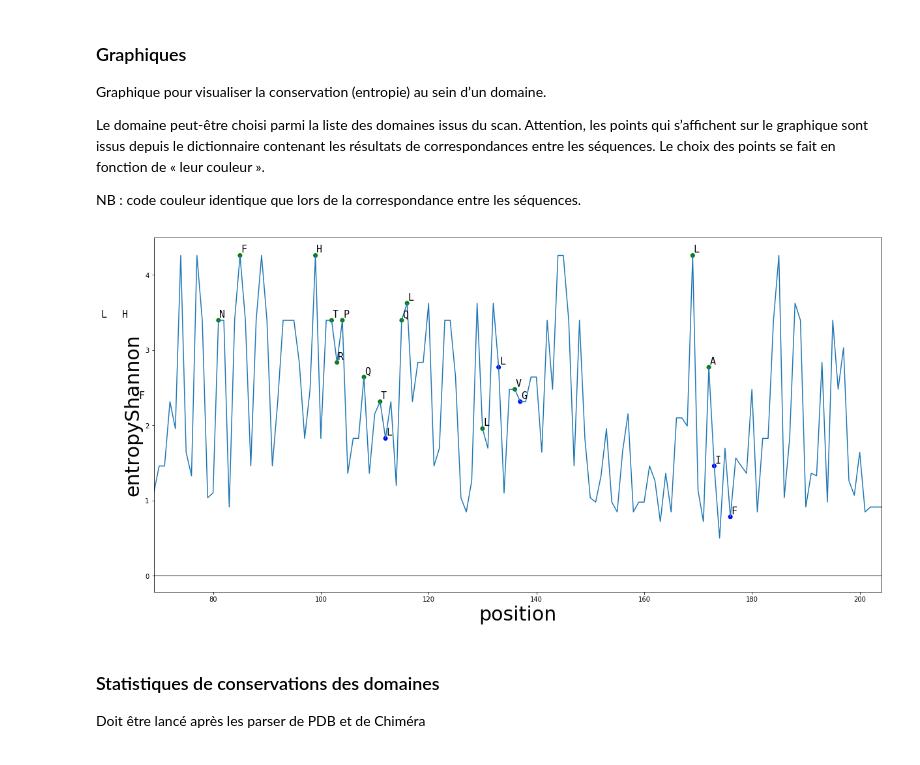
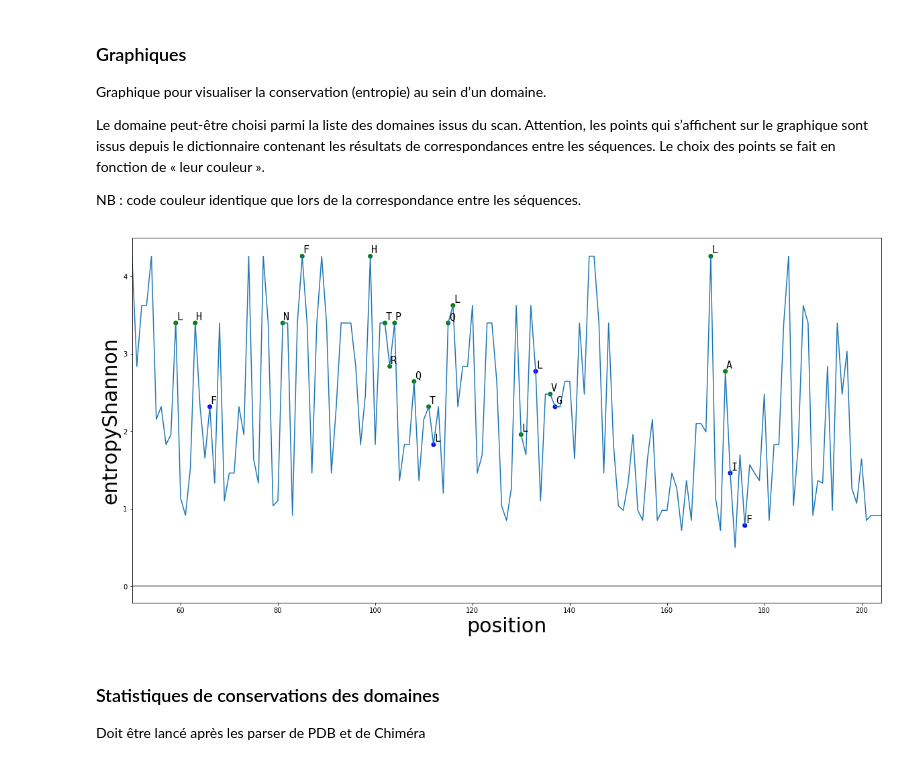
Before and after one commit to AntoineHeurtel/TetR-Binding-Motif, a Jupyter notebook: Proteinus.ipynb, the cells around one changed output. Drawn from its saved outputs; the diff is of its cells as text; code cells hidden in the pictures.

Commit message:
Fin de Stage
DÉBUG de Protéinus : opérationel
Clustalo pour python3
Modification de certaines fonctions (blast, weblogo)

```diff
--- a/Proteinus.ipynb
+++ b/Proteinus.ipynb
@@ -58,6 +61,16 @@ COLOR = 'chemistry'
 Définitions des fonctions du programme.
 # %%
 def uniprotInfo(prot, element='', echo = False, xml = False, name = 'uniprot.xml', path = ''):
+    """
+    Information retrieval from UniProt in format xml or text.
+    prot is the code accession protein
+    element (optional) of list FEAT
+    echo if you want verbose mode
+    xml if you want download and save a xml file from UniProt
+    name is the outname file
+    path (optional) path to save result
+    Return : text if echo is true
+    """
     if xml:
         if os.path.exists(PATH+prot+'Data/'+name):
             print('file {} already exist, please select a other name.'.format(name))
@@ -96,8 +109,10 @@ def uniprotInfo(prot, element='', echo = False, xml = False, name = 'uniprot.xml
 
 def makeURL(element,prot):
     '''
-    fonction pour creer des url à sousmettre à UniProt
-    element sont les info que l'on veut et prot la protein au code uniprot
+    make an url adress for RESET UniProt
+    elemes is in FEAT
+    prot is code accession protein
+    RETURN : tuple
     '''
     for i in element:
         if i not in FEAT:
@@ -125,7 +140,7 @@ def verifSeq(name):
 
 def writeFile(file, text, path = None):
     """
-    fonction pour écrire un fichier dans un path donné si le fichier n'existe pas
+    write a text in file in path… Of course, if the file doesn’t exist…
     """
     if os.path.exists(path+file) or os.path.exists(path+'/'+file):
         print('already exist')
@@ -137,8 +152,8 @@ def writeFile(file, text, path = None):
 
 def verifFile(file, path=''):
     """
-    Vérification de l’existance d’un fichier
-    Retourne un booléen
+    Test File existance
+    RETURN : bool
     """
     if not file:
         return False
@@ -160,7 +175,8 @@ def verifFile(file, path=''):
 
 def sequenceUniprot(prot):
     '''
-    récupère la séquence d'une protéine depuis internet (uniprot)
+    download protein sequence from uniprot
+    RETURN : string
     '''
     url = makeURL(['sequence'],prot)
     web = requests.get(url[0])#faire un try
@@ -168,7 +184,8 @@ def sequenceUniprot(prot):
 
 def compar(a,b,c=None):
     """
-    fonction pour comparer 2 ou 3 lettres (AA) et retourne un booléen
+    comparaison between 2 or 3 letters (AA)
+    RETURN : bool
     """
     if not c:
         if a.upper() == b.upper():
@@ -178,9 +195,10 @@ def compar(a,b,c=None):
             return True
     return False
 
-def legend():
+def legende():
     """
-    Création de la légende pour la partie intersection entre chiméra et PDB
+    Make a legend for intersection between chiméra and PDB
+    NB : legend is used by matplot so legende
     """
     print("\n")
     print(colored(" ", 'white', 'on_green'),"  perfect Match",)
@@ -278,7 +296,7 @@ def intersection(protSeq, pdbFile, pdbChimeraFile, verbose="True"):
                 text = colored(d[pos][0], 'white', 'on_red')
                 result["red"].append((d[pos][0],pos))
         print(text, end='')
-    legend()
+    legende()
     if verbose:
         print(result["green"])
         print(result["blue"])
@@ -892,5 +935,5 @@ https://www.cgl.ucsf.edu/chimera/docs/UsersGuide/midas/select.html
 # %%
-fileTXT = "/home/antoine/Documents/Stage2019/Stage/my_selection.txt"
+fileTXT = "/home/antoine/Documents/Stage2019/Stage/chimeraTet_selection.txt"
 filePDB = "/home/antoine/Documents/Stage2019/Stage/2vkv.pdb"
 # %%
 #PDB
@@ -1047,40 +1090,41 @@ entropie = P04483.entropyHeight
 plt.plot(entropie)
 interval = P04483.domains['Tetracyclin repressor-like, C-terminal domain superfamily']['interval'][0]
 #interval = (0,len(entropie))
-plt.xlim(int(interval[0]),int(interval[1]))
+plt.xlim(50,int(interval[1])) #????
+#plt.xlim(int(interval[0]),int(interval[1]))
 #plt.xlim(30,80)
 colors = []
 AAlist = []
 xy = {"x": [] , "y" : []}
 
 """for pos,i in enumerate(entropie):
     if i == 0:
         AA = P04483.seq[pos-int(interval[0])]
         xy["x"].append(pos)
         xy ["y"].append(0)
         colors.append('magenta')
         plt.text(pos, 0, AA, fontsize=12, position=(pos-0.5, entropie[pos]-0.07), fontname='monospace', color = 'grey')
     else:
         AA = P04483.seq[pos-int(interval[0])]
         xy = (pos, entropie[pos])
         plt.plot(xy[0], xy[1])
         plt.annotate(AA, xy=xy, textcoords='data', fontsize=15)"""
 
 for color in result:
     if color in ["green", "blue"]:
         duo = result[color]
         for aa, pos in duo:
             xy["x"].append(pos)
             xy ["y"].append(entropie[pos])
             colors.append(color)
             plt.text(pos, entropie[pos], aa, fontsize=15, position=(pos+0.15, entropie[pos]+0.04), fontname='monospace')
 plt.scatter("x","y", data=xy, c=colors)
 plt.ylabel('entropyShannon', fontsize=30)
 plt.xlabel('position', fontsize=30)
 axhline(0, color='grey')
 plt.show()
 # %% [output]
-[figure, old version]
+[figure, new version]
 # %% [markdown]
 ### Statistiques de conservations des domaines
 Doit être lancé après les parser de PDB et de Chiméra
```
Also changed, not shown: parts of 25 cells of this notebook, 6 other files.
